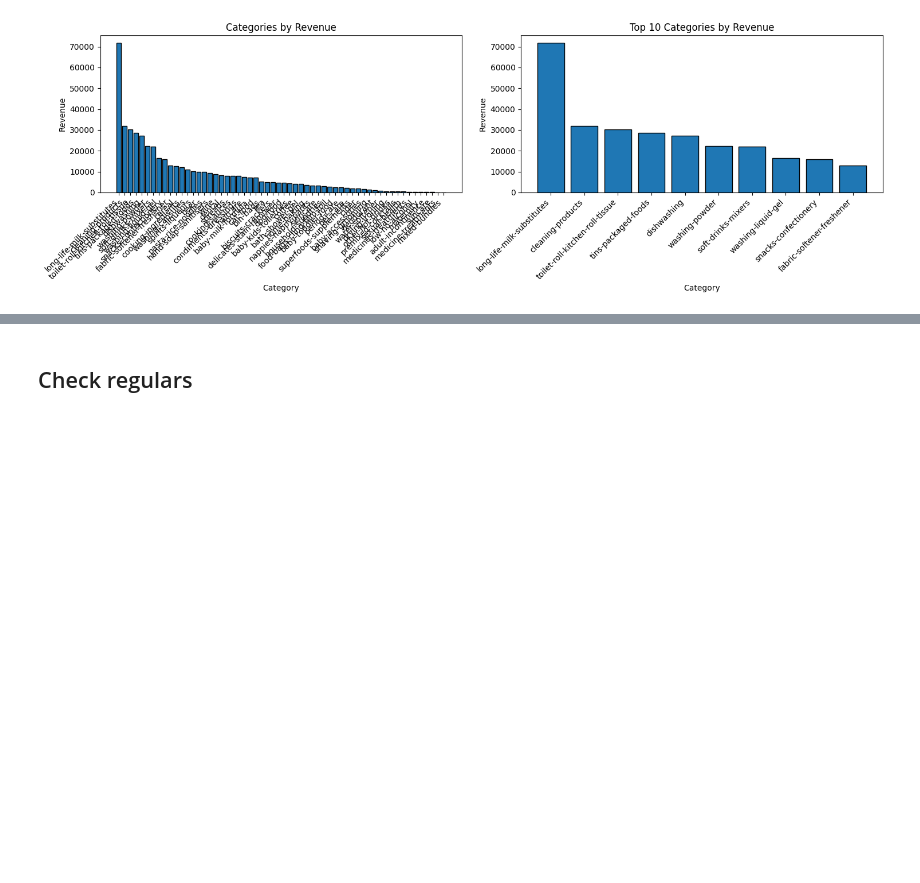
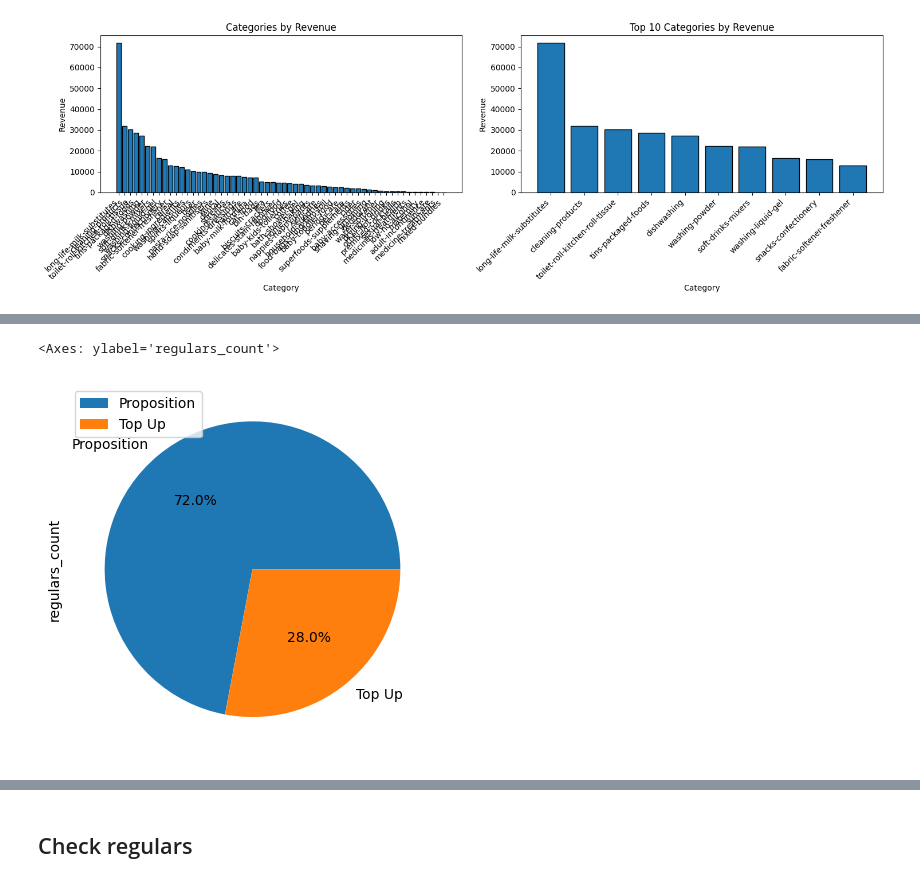
Before and after one commit to Alejandro-Andreo/zrive-ds, a Jupyter notebook: src/module_2/groceries_analysis.ipynb, the cells around one changed output, grey strips where cells are left out. Drawn from its saved outputs; the diff is of its cells as text; code cells hidden in the pictures; blank space fills up the shorter version.

```diff
--- a/src/module_2/groceries_analysis.ipynb
+++ b/src/module_2/groceries_analysis.ipynb
@@ -308,0 +367,6 @@ plt.show()
+# %%
+#Distribution by user_segment of the number of regulars
+users.groupby('user_segment').sum().plot.pie(y='regulars_count', autopct='%1.1f%%')
+# %% [output]
+<Axes: ylabel='regulars_count'>
+[figure, added]
```
Also changed, not shown: parts of 41 cells of this notebook, 3 other files.
